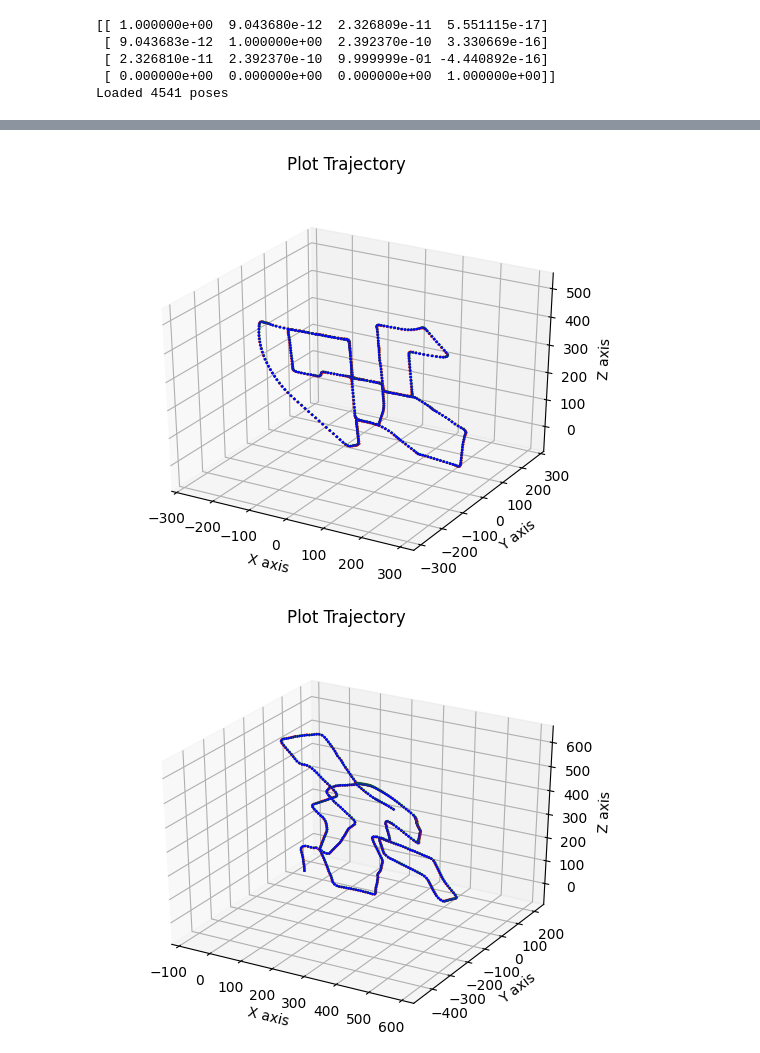
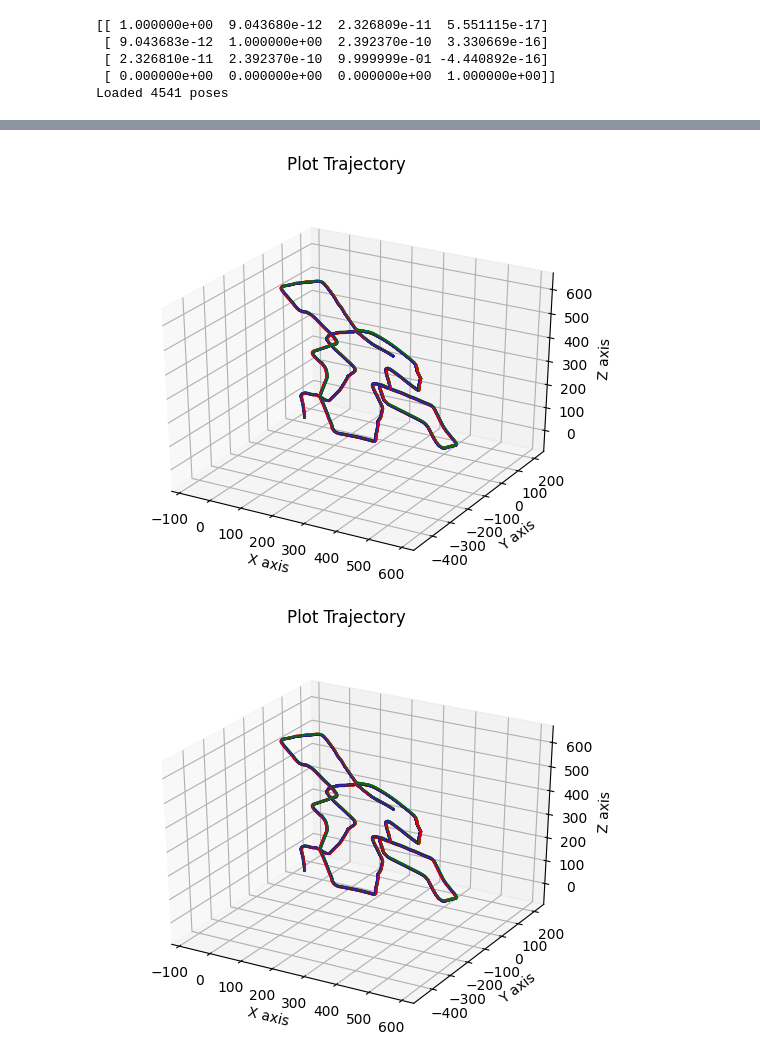
Before and after one commit to pickles976/PoseSLAM, a Jupyter notebook: poseSLAM.ipynb, the cells around one changed output, grey strips where cells are left out. Saved outputs shown, nothing was run; the diff lists cells and outputs as text; code cells hidden in the pictures.

```diff
--- a/poseSLAM.ipynb
+++ b/poseSLAM.ipynb
@@ -58,26 +88,27 @@ Loaded 4541 poses
 # %%
 graph = gtsam.NonlinearFactorGraph()
-prior_model = gtsam.noiseModel.Diagonal.Sigmas((10000,10000,10000,10000,10000,10000))
+prior_model = gtsam.noiseModel.Diagonal.Sigmas(np.array([1e-6, 1e-6, 1e-6, 1e-4, 1e-4, 1e-4]))
 graph.add(gtsam.PriorFactorPose3(1, gtsam.Pose3(), prior_model))
 
 # Create odometry (Between) factors between consecutive poses
-odometry_model = gtsam.noiseModel.Diagonal.Sigmas((1,1,1,4,4,4))
+odometry_model = gtsam.noiseModel.Diagonal.Sigmas((0.005, 0.005, 0.005, 0.01, 0.01,0.01))
 Between = gtsam.BetweenFactorPose3
 
 curr_pose = np.eye(4)
 curr_pose[0,3] = 0.01
-odoms = [curr_pose]
+
+edges = []
 
 for ii in range(len(poses) - 1):
     transf = poses[ii] @ inv(curr_pose)
     graph.add(Between(ii, ii + 1, gtsam.Pose3(transf), odometry_model))
-    odoms.append(transf)
+    edges.append(transf)
     curr_pose = poses[ii]
 
 # Add the loop closure constraint
 data_dir = "00"
 vo = VisualOdometry(data_dir, load_data=False)
-loops_indexes = [(500,1), (1000, 1), (2000,1), (4448,1)] # we know that there is a loop between these images
+loops_indexes = [(4448,1)] # we know that there is a loop between these images
 
 for loops_index_pair in loops_indexes:
     idx_from = loops_index_pair[0] # index of current pose
@@ -85,42 +116,31 @@ for loops_index_pair in loops_indexes:
 
     ## calculate the delta between these two images using VO
     loop_gt = poses_gt[idx_from] @ inv(poses_gt[idx_to])
-    graph.add(Between(idx_from, idx_to, gtsam.Pose3(loop_gt), odometry_model))
-
-# for loops_index_pair in loops_indexes:
-#     idx_from = loops_index_pair[0] # index of current pose
-#     idx_to = loops_index_pair[1] # index of matching pose
-
-#     ## calculate the delta between these two images using VO
-#     loop_gt = vo.pose_from_images(images[idx_from], images[idx_to])
-#     graph.add(Between(idx_from, idx_to, gtsam.Pose3(loop_gt), odometry_model))
-
-#     # end pose @ inv(start pose) = delta
-#     print(poses_gt[idx_from] @ inv(poses_gt[idx_to]))
-#     print(loop_gt)
+    graph.add(Between(idx_to, idx_from, gtsam.Pose3(loop_gt), odometry_model))
 # %%
-### draw the gt poses
+### draw the pose estimates from odometries
 test = gtsam.Values()
-for ii, pose_gt in enumerate(poses_gt):
-    if ii % 10 == 0:
-        test.insert(ii, gtsam.Pose3(pose_gt))
+curr_pose = np.eye(4)
+for ii, odom in enumerate(edges):
+    curr_pose = odom @ curr_pose
+    test.insert(ii, gtsam.Pose3(curr_pose))
 
 # Plot GT trajectory
 plot.plot_trajectory(1, test, scale=1.5)
 plot.set_axes_equal(True)
 plt.show()
 # %% [output]
-[figure, old version]
+[figure, new version]
 # %%
-### draw the pose estimates
-test = gtsam.Values()
-for ii, pose in enumerate(poses):
-    if ii % 10 == 0:
-        test.insert(ii, gtsam.Pose3(pose))
+# Create the initial estimate
+initial_estimate = gtsam.Values()
+for i in range(len(poses)):
+    pose = gtsam.Pose3(poses[i])
+    initial_estimate.insert(i, pose)
 
-# Plot GT trajectory
-plot.plot_trajectory(1, test, scale=1.5)
+# Plot initial estimate
+plot.plot_trajectory(1, initial_estimate, scale=1.5)
 plot.set_axes_equal(True)
 plt.show()
 # %% [output]
-[figure, old version]
+[figure, new version]
```
Also changed, not shown: parts of 7 cells of this notebook, 5 other files.
